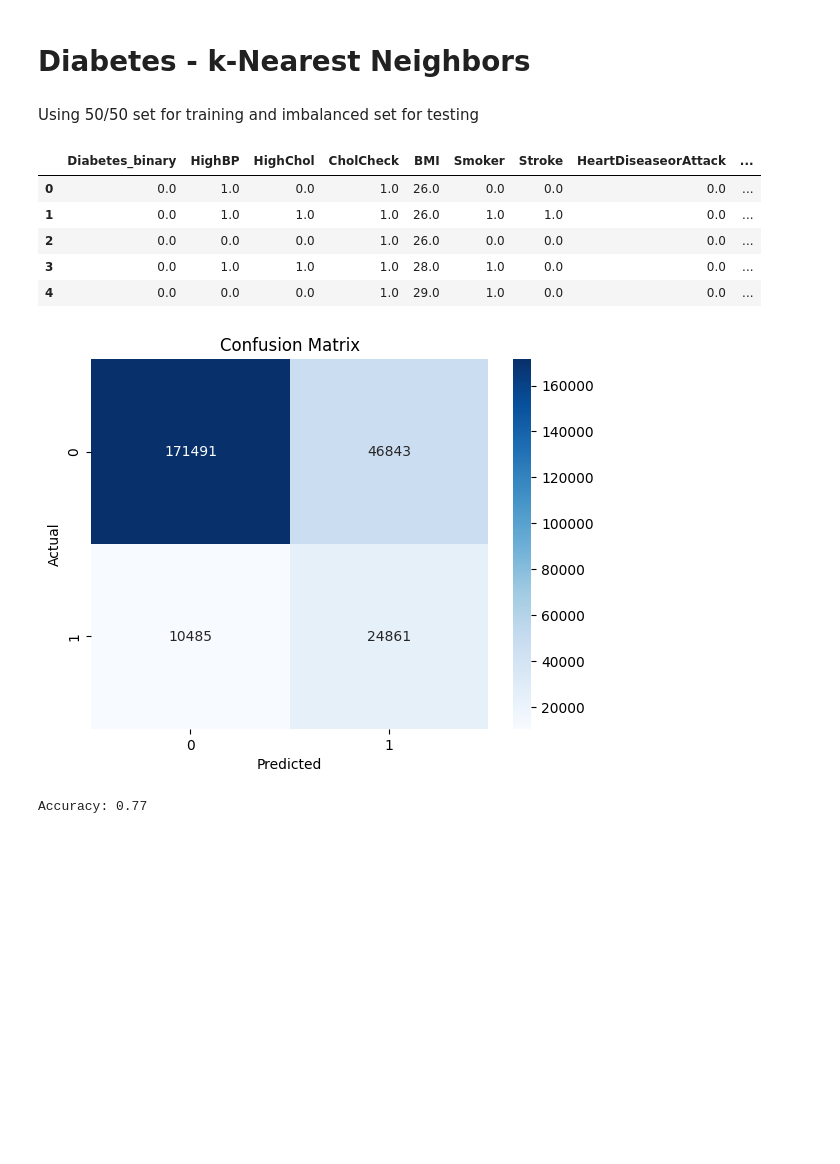
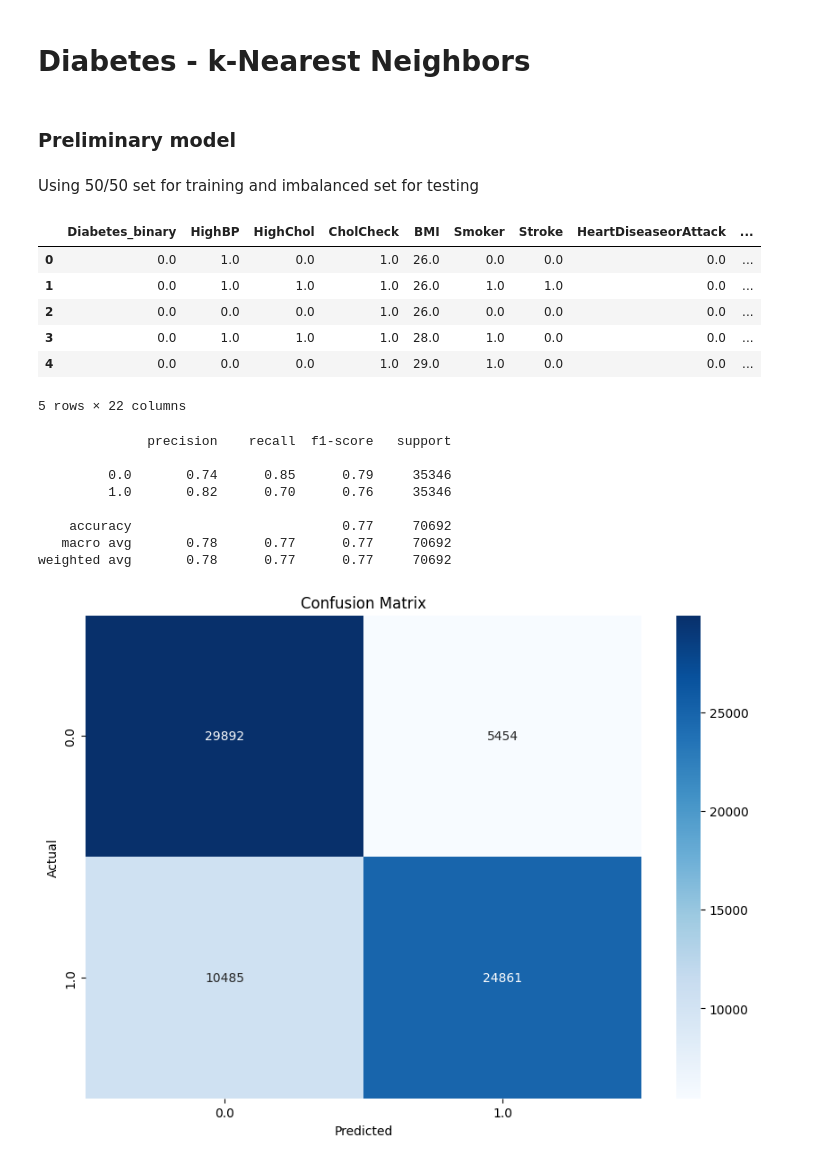
Before and after one commit to malikmahdivika/BMEN415-ML, a Jupyter notebook: Malik_models/Classification_kNN_Malik.ipynb, the cells around one changed output. Drawn from its saved outputs; the diff is of its cells as text; code cells hidden in the pictures; blank space fills up the shorter version.

Commit message:
Update Classification_kNN_Malik.ipynb
two pipelined models

```diff
--- a/Malik_models/Classification_kNN_Malik.ipynb
+++ b/Malik_models/Classification_kNN_Malik.ipynb
@@ -1,5 +1,7 @@
 # %% [markdown]
 # Diabetes - k-Nearest Neighbors
+# %% [markdown]
+### Preliminary model
 # %% [markdown]
 Using 50/50 set for training and imbalanced set for testing
 # %%
@@ -7,9 +9,13 @@ Using 50/50 set for training and imbalanced set for testing
 import pandas as pd
 import seaborn as sns
 import matplotlib.pyplot as plt
+from sklearn.model_selection import train_test_split
+from sklearn.metrics import classification_report
+from sklearn.pipeline import Pipeline
+from sklearn.model_selection import GridSearchCV
 from sklearn.neighbors import KNeighborsClassifier
 
-diabetes_dataframe_training = pd.read_csv('BMEN415-ML\\diabetes_dataset(s)\\diabetes_binary_5050split_health_indicators_BRFSS2015.csv')
+diabetes_dataframe_training = pd.read_csv('..\\diabetes_dataset(s)\\diabetes_binary_5050split_health_indicators_BRFSS2015.csv')
 
 diabetes_dataframe_training.head()
 # %% [output]
@@ -19,6 +25,7 @@ diabetes_dataframe_training.head()
 | 2 | 0.0 | 0.0 | 0.0 | 1.0 | 26.0 | 0.0 | 0.0 | 0.0 | ... |
 | 3 | 0.0 | 1.0 | 1.0 | 1.0 | 28.0 | 1.0 | 0.0 | 0.0 | ... |
 | 4 | 0.0 | 0.0 | 0.0 | 1.0 | 29.0 | 1.0 | 0.0 | 0.0 | ... |
+5 rows × 22 columns
 # %%
 # split the data into features and target variable
 
@@ -30,7 +37,7 @@ knn = KNeighborsClassifier(n_neighbors=5)
 knn.fit(X_train, y_train)
 
 # make predictions
-diabetes_dataframe_testing = pd.read_csv('diabetes_dataset(s)\\diabetes_binary_health_indicators_BRFSS2015.csv')
+diabetes_dataframe_testing = pd.read_csv('..\\diabetes_dataset(s)\\diabetes_binary_5050split_health_indicators_BRFSS2015.csv')
 
 X_test = diabetes_dataframe_testing.drop('Diabetes_binary', axis=1)
 y_test = diabetes_dataframe_testing['Diabetes_binary']
@@ -38,19 +45,22 @@ y_test = diabetes_dataframe_testing['Diabetes_binary']
 y_pred = knn.predict(X_test)
 # %%
 # evaluate the model
-from sklearn.metrics import accuracy_score
-from sklearn.metrics import confusion_matrix
+print(classification_report(y_test, y_pred))
+# plot the confusion matrix
 
-accuracy = accuracy_score(y_test, y_pred)
-confusion = confusion_matrix(y_test, y_pred)
-
-cf_matrix = sns.heatmap(confusion, annot=True, fmt='d', cmap='Blues')
+plt.figure(figsize=(10, 7))
+sns.heatmap(pd.crosstab(y_test, y_pred), annot=True, fmt='d', cmap='Blues')
+plt.title('Confusion Matrix')
 plt.xlabel('Predicted')
 plt.ylabel('Actual')
-plt.title('Confusion Matrix')
 plt.show()
-
-print('Accuracy: {:.2f}'.format(accuracy))
 # %% [output]
+              precision    recall  f1-score   support
+
+         0.0       0.74      0.85      0.79     35346
+         1.0       0.82      0.70      0.76     35346
+
+    accuracy                           0.77     70692
+   macro avg       0.78      0.77      0.77     70692
+weighted avg       0.78      0.77      0.77     70692
-[figure, old version]
+[figure, new version]
-Accuracy: 0.77
```
Also changed, not shown: parts of 8 cells of this notebook.
